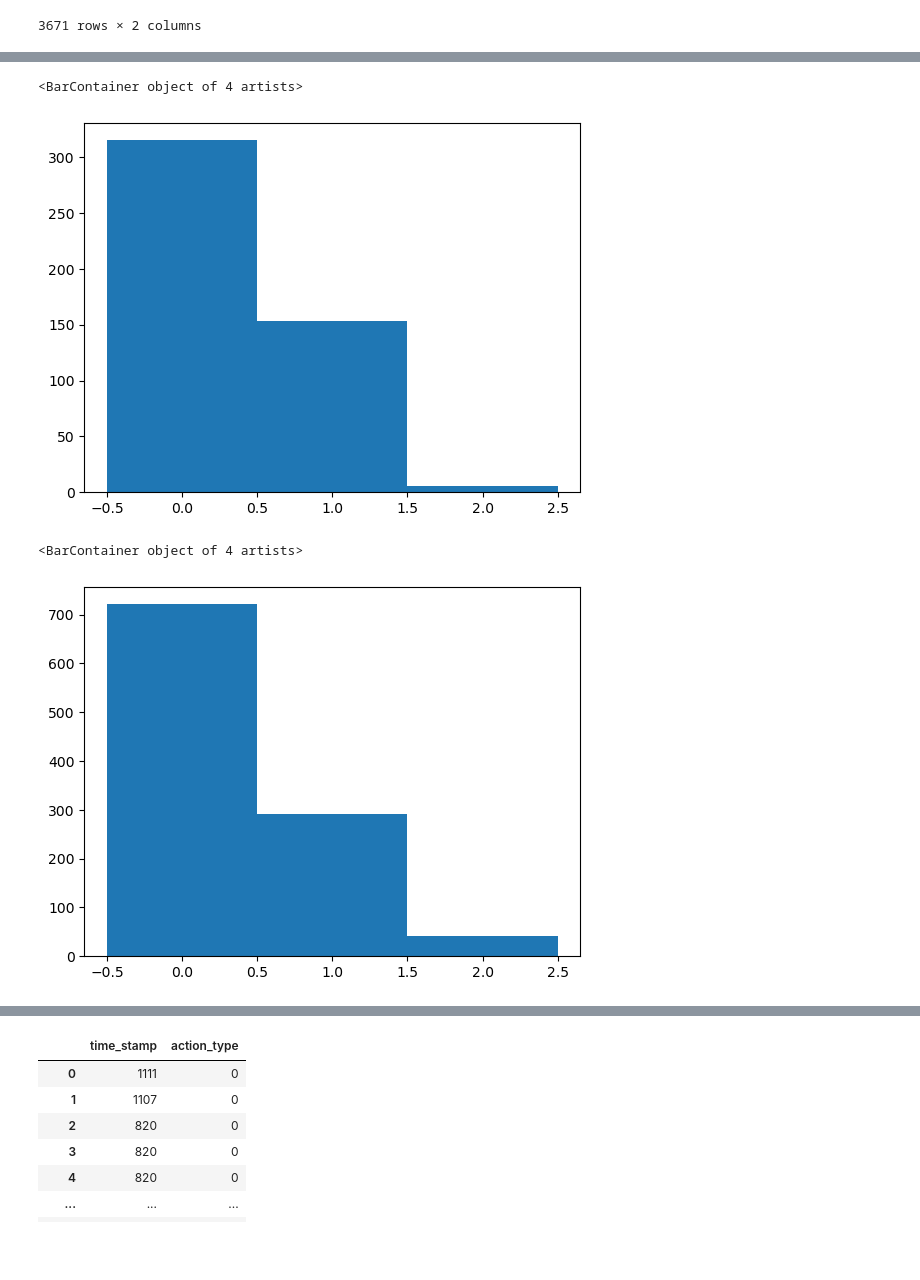
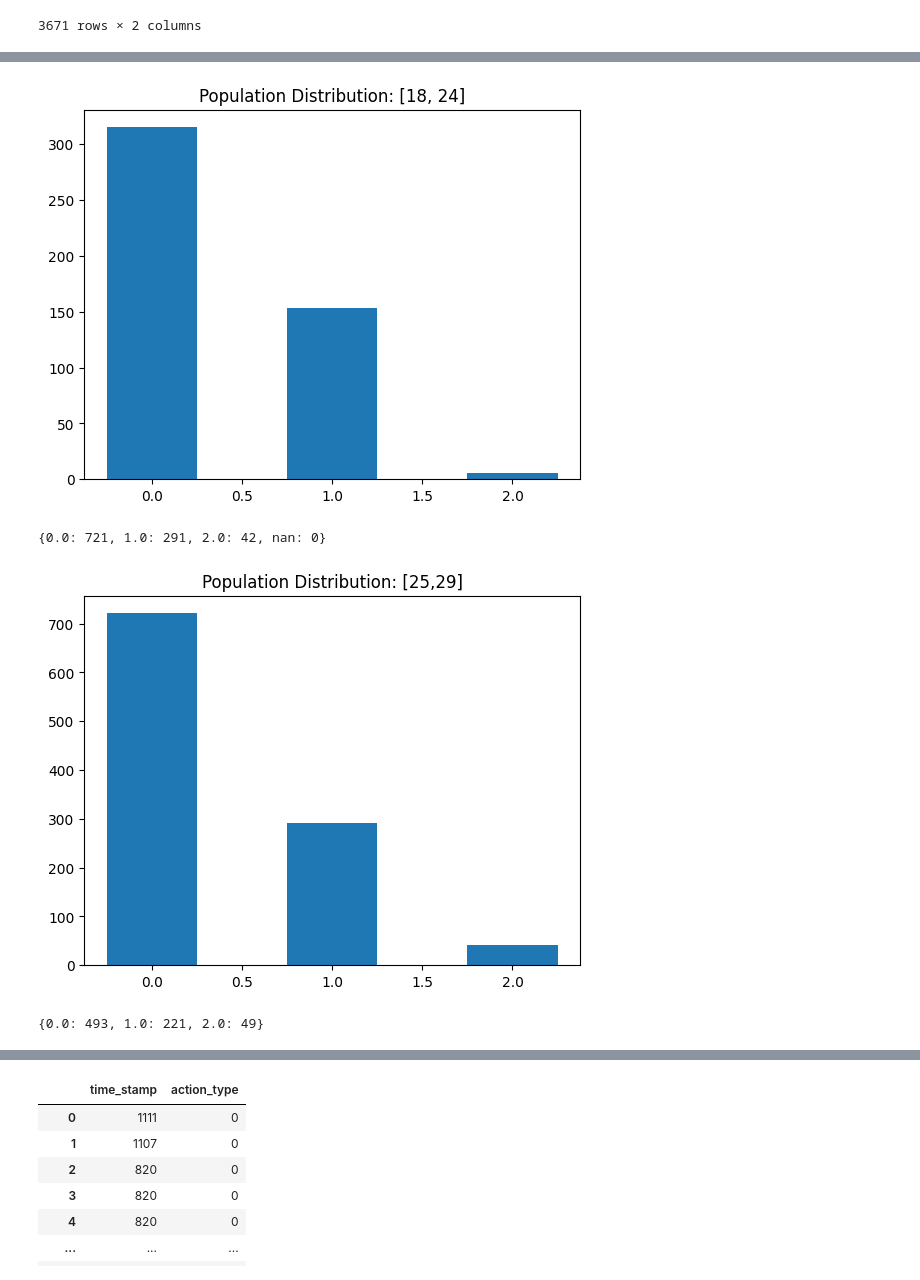
Before and after one commit to MrAlphalfa97/CECS_550, a Jupyter notebook: data_format1/Report.ipynb, the cells around one changed output, grey strips where cells are left out. Saved outputs shown, nothing was run; the diff lists cells and outputs as text; code cells hidden in the pictures; blank space fills up the shorter version.

```diff
--- a/data_format1/Report.ipynb
+++ b/data_format1/Report.ipynb
@@ -249,13 +369,23 @@ plt.bar(df_age_1.keys(),df_age_1.values(),width=1)
 # %%
-df_age_2 = count(df_age_2)
-plt.bar(df_age_2.keys(),df_age_2.values(),width=1)
+plt.bar(df_age_2.keys(),df_age_2.values(),width=0.5)
+plt.title('Population Distribution: [18, 24]')
+plt.show()
 # %% [output]
-<BarContainer object of 4 artists>
-[figure, old version]
+[figure, new version]
+# %%
+df_age_3 = count(df_age_3)
+df_age_3
+# %% [output]
+{0.0: 721, 1.0: 291, 2.0: 42, nan: 0}
 # %%
-df_age_3 = count(df_age_3)
-plt.bar(df_age_3.keys(),df_age_3.values(),width=1)
+plt.bar(df_age_3.keys(),df_age_3.values(),width=0.5)
+plt.title('Population Distribution: [25,29]')
+plt.show()
 # %% [output]
-<BarContainer object of 4 artists>
-[figure, old version]
+[figure, new version]
+# %%
+df_age_4 = count(df_age_4)
+df_age_4
+# %% [output]
+{0.0: 493, 1.0: 221, 2.0: 49}
 # %%
```
Also changed, not shown: parts of 41 cells of this notebook.
